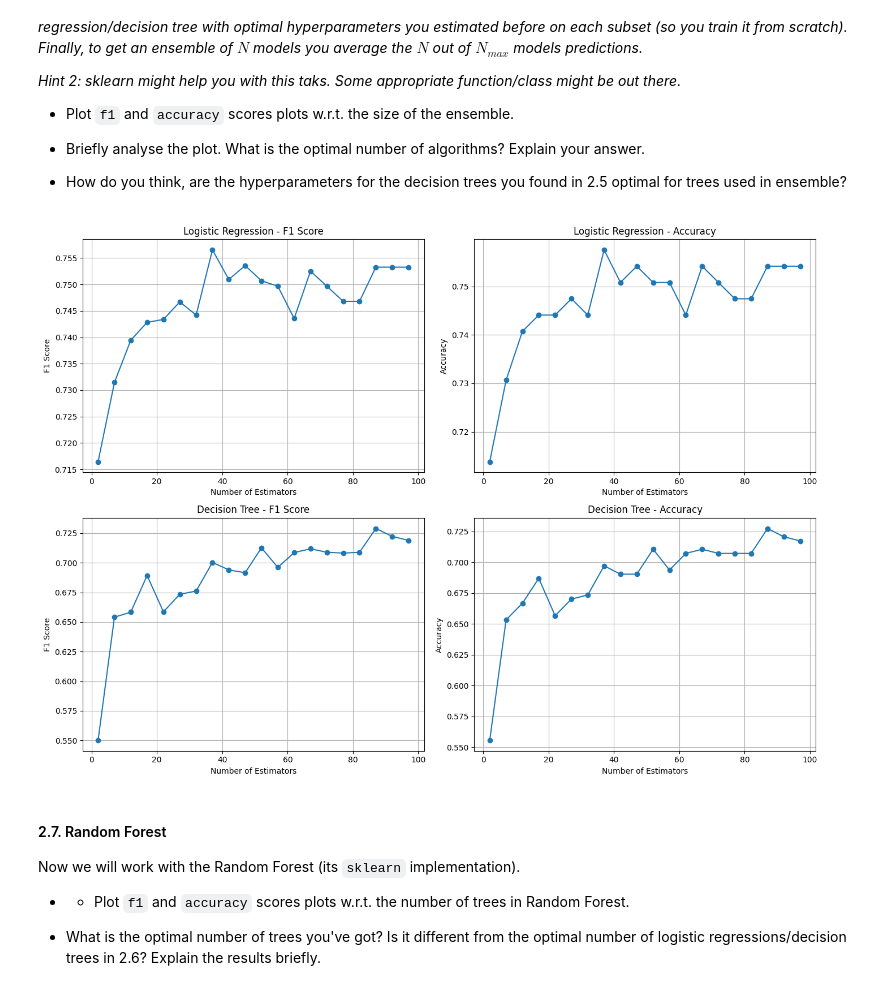
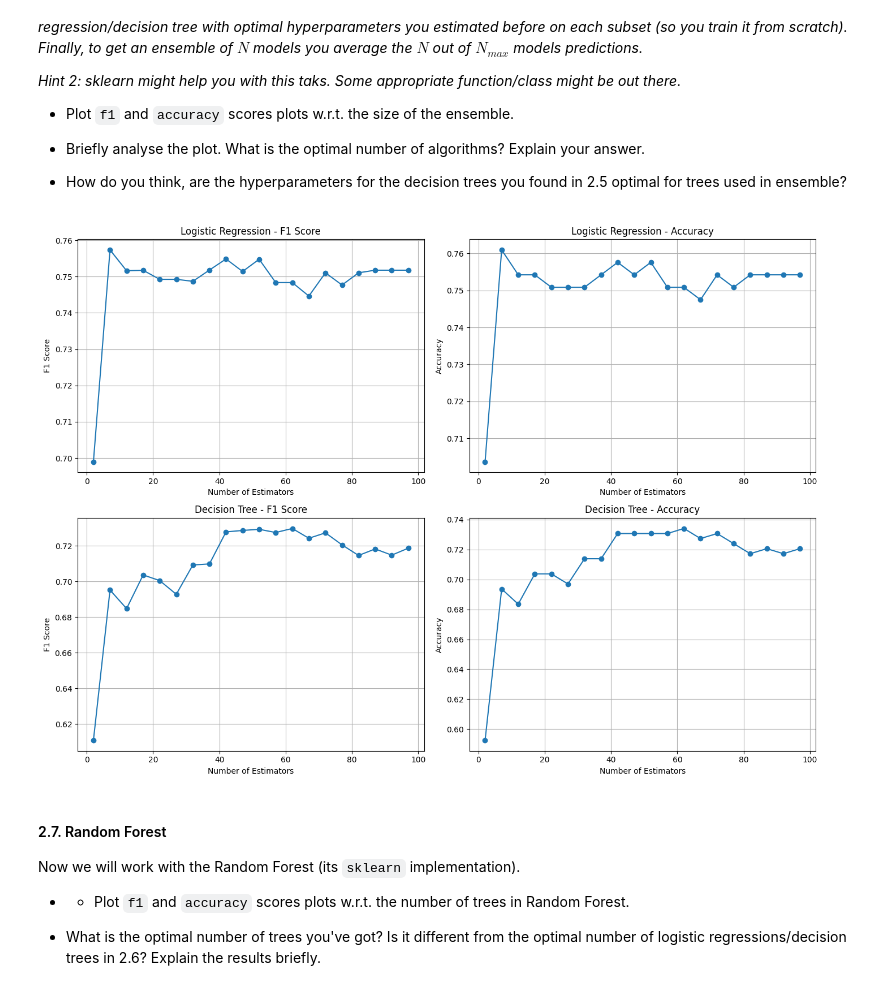
Before and after one commit to brayandm/master-machine-learning-homeworks, a Jupyter notebook: lab01_ml_pipeline/lab01_part2_ml_pipeline.ipynb, the cells around one changed output. Saved outputs shown, nothing was run; the diff lists cells and outputs as text; code cells hidden in the pictures.

```diff
--- a/lab01_ml_pipeline/lab01_part2_ml_pipeline.ipynb
+++ b/lab01_ml_pipeline/lab01_part2_ml_pipeline.ipynb
@@ -326,6 +333,8 @@ grid_search.fit(X_train, y_train)
 
 print("Best hyperparameters:", grid_search.best_params_)
 
+log_reg_best_params = grid_search.best_params_
+
 y_pred = grid_search.predict(X_test)
 y_pred_proba = grid_search.predict_proba(X_test)
 
@@ -364,6 +373,8 @@ grid_search.fit(X_train, y_train)
 
 print("Best hyperparameters:", grid_search.best_params_)
 
+dt_best_params = grid_search.best_params_
+
 y_pred = grid_search.predict(X_test)
 y_pred_proba = grid_search.predict_proba(X_test)
 
@@ -404,10 +415,10 @@ def bootstrap(X, y):
     return X[idxs], y[idxs]
 
 
-bootstraps = [bootstrap(X_train_pca, y_train) for _ in range(100)]
+bootstraps = [bootstrap(data_pipeline.fit_transform(X_train), y_train) for _ in range(100)]
 
-best_log_reg_params = {'C': best_C}
-best_dt_params = {'max_depth': best_depth}
+best_log_reg_params = {'C': log_reg_best_params['log_reg__C']}
+best_dt_params = {'max_depth': dt_best_params['dt__max_depth']}
 
 log_reg_models = [LogisticRegression(**best_log_reg_params, multi_class='multinomial', solver='saga', tol=1e-3, max_iter=500) for _ in range(100)]
 dt_models = [DecisionTreeClassifier(**best_dt_params) for _ in range(100)]
@@ -419,8 +430,8 @@ for n in range(100):
     X_boot, y_boot = bootstraps[n]
     log_reg_models[n].fit(X_boot, y_boot)
     dt_models[n].fit(X_boot, y_boot)
-    log_reg_ensemble_predictions.append(log_reg_models[n].predict(X_test_pca))
-    dt_ensemble_predictions.append(dt_models[n].predict(X_test_pca))
+    log_reg_ensemble_predictions.append(log_reg_models[n].predict(data_pipeline.transform(X_test)))
+    dt_ensemble_predictions.append(dt_models[n].predict(data_pipeline.transform(X_test)))
 
 log_reg_accuracy_scores = []
 dt_accuracy_scores = []
@@ -477,34 +488,34 @@ plt.grid(True)
 plt.subplot(2, 2, 4)
 plt.plot(ensemble_sizes, dt_accuracy_scores, label='Accuracy', marker='o')
 plt.title('Decision Tree - Accuracy')
 plt.xlabel('Number of Estimators')
 plt.ylabel('Accuracy')
 plt.grid(True)
 
 plt.tight_layout()
 plt.show()
 
 # Analysing the plots we can see that the best number of estimators
 # for the logistic regression is near to 40, but after that the accuracy
 # and the f1 score are diverging, this is because this kind of model has
 # a low variance so it is not necessary to use a lot of estimators.
 
 # On the other hand, the decision tree model has a high variance so it is
 # necessary to use a lot of estimators to get a good accuracy and f1 score.
 # In the case of the plots, the best number of estimators is near to 100,
 # but using more estimators the accuracy and the f1 score could be better.
 
 
 # Optimal parameters for an individual Decision Tree might not be optimal
 # when the tree is used within a Bagging ensemble. This is because Bagging
 # changes the model's context by reducing variance through averaging predictions
 # from multiple models trained on bootstrapped subsets. While individual trees
 # might benefit from certain parameters to minimize overfitting or maximize accuracy,
 # the ensemble as a whole could perform better with different settings due to
 # the variance reduction and diversity among the models in the ensemble. Therefore,
 # it's often necessary to re-tune model parameters specifically for their use in an ensemble.
 # %% [output]
-[figure, old version]
+[figure, new version]
 # %% [markdown]
 #### 2.7. Random Forest
 Now we will work with the Random Forest (its `sklearn` implementation).
```
Also changed, not shown: parts of 3 cells of this notebook.
